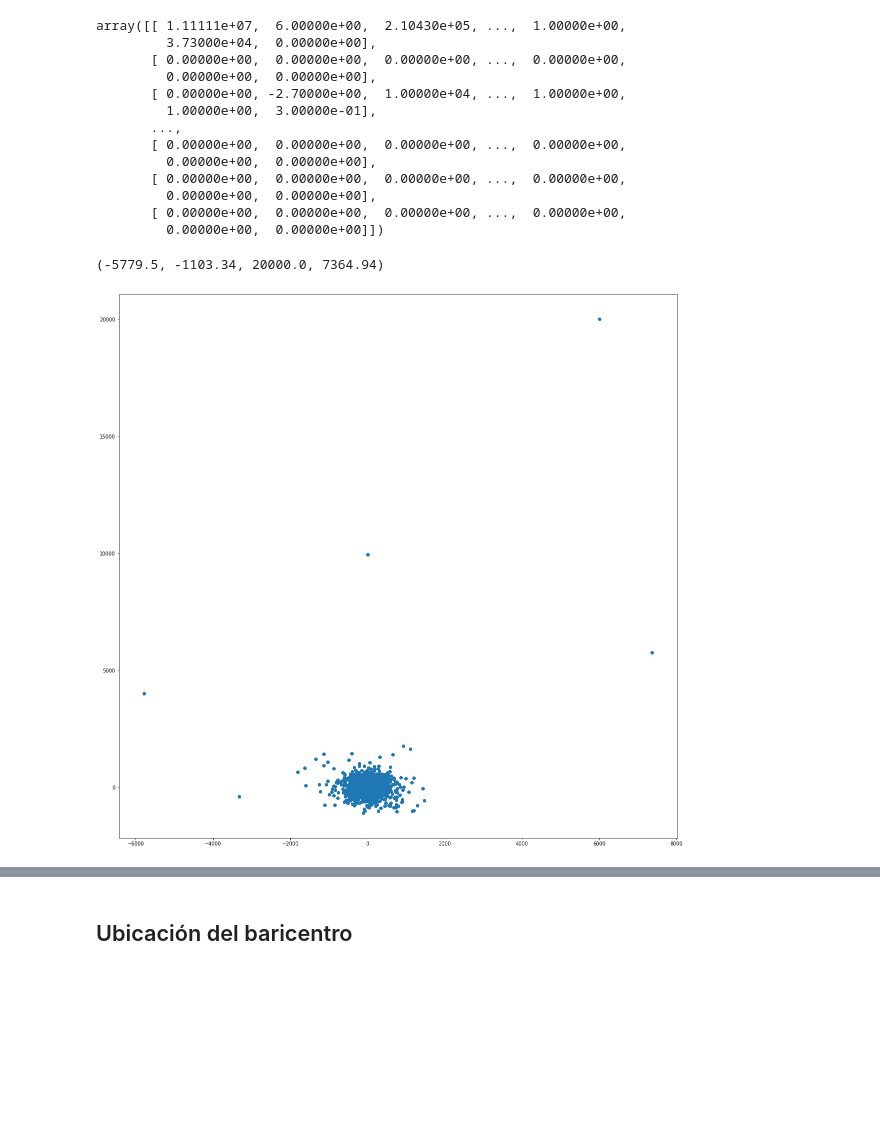
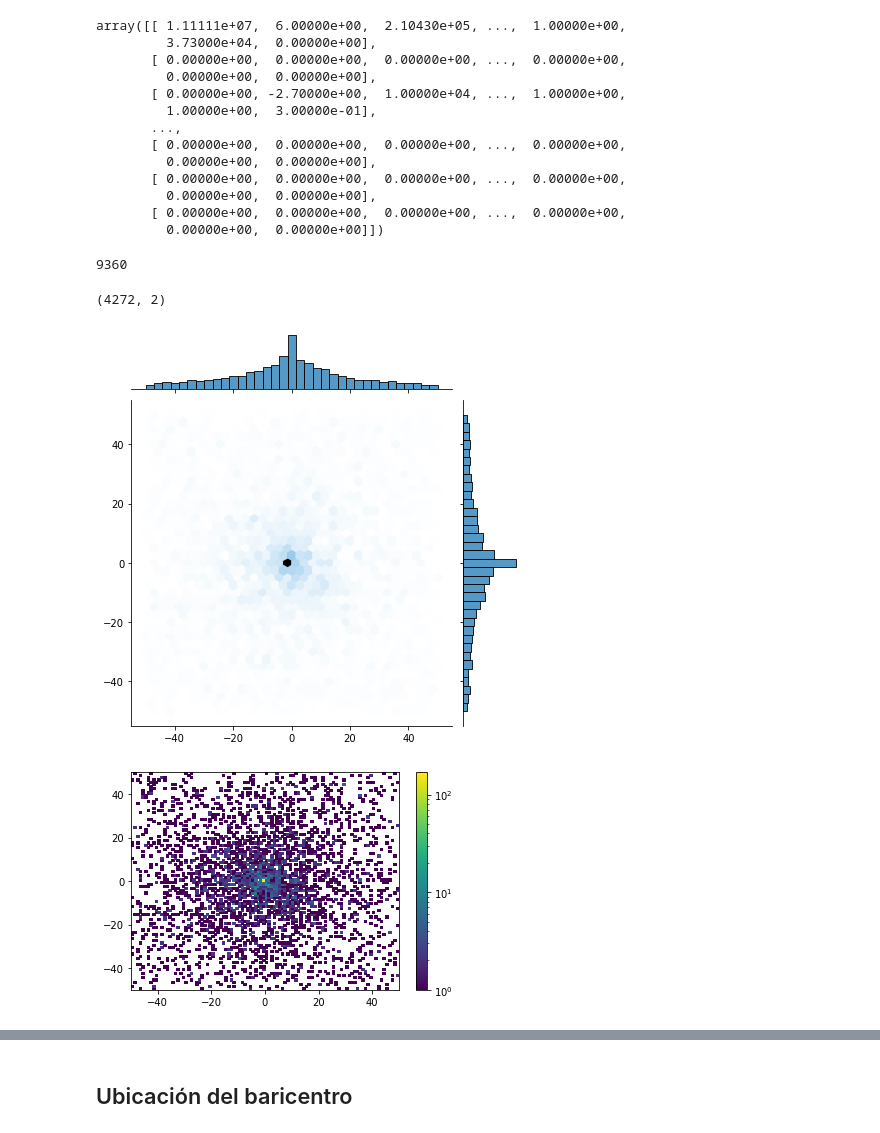
Before and after one commit to omarciraptor/Avances_Mathusla, a Jupyter notebook: Notebook_M.ipynb, the cells around one changed output, grey strips where cells are left out. Saved outputs shown, nothing was run; the diff lists cells and outputs as text; code cells hidden in the pictures; blank space fills up the shorter version.

```diff
--- a/Notebook_M.ipynb
+++ b/Notebook_M.ipynb
@@ -29,13 +30,13 @@ array([[ 1.11111e+07,  6.00000e+00,  2.10430e+05, ...,  1.00000e+00,
 # %%
 x1 = file3[:, 4]/100
 y1 = file3[:, 5]/100
+len(x1)
+# %% [output]
+9360
 # %%
 min(x1), min(y1), max(y1), max(x1)
+Points = np.asarray([x1,y1]).T
+P = Points[np.all((Points > -50) & (Points < 50), axis = 1), :]
+P.shape
 # %% [output]
-(-5779.5, -1103.34, 20000.0, 7364.94)
+(4272, 2)
-# %%
-plt.figure(figsize=(20,20))
-plt.scatter(x1, y1)
-plt.show()
-# %% [output]
-[figure, removed]
@@ -41,0 +53,5 @@ plt.show()
+# %%
+sns.jointplot(P[:,0], P[:,1], kind='hex')
+plt.show()
+# %% [output]
+[figure, added]
@@ -41,0 +60,7 @@ plt.show()
+# %%
+import matplotlib as mpl
+plt.hist2d(P[:,0], P[:,1] , norm=mpl.colors.LogNorm(), bins=(100, 100))
+plt.colorbar()
+plt.show()
+# %% [output]
+[figure, added]
```
Also changed, not shown: parts of 9 cells of this notebook.
